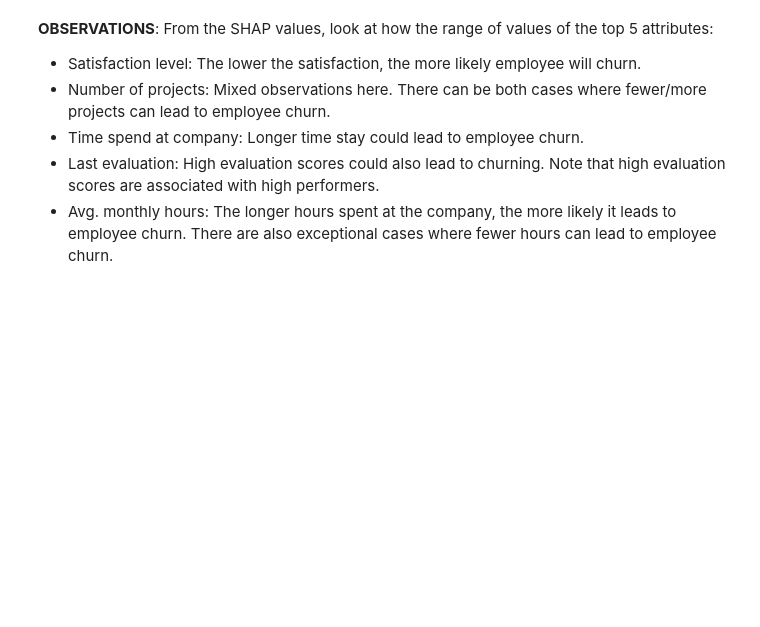
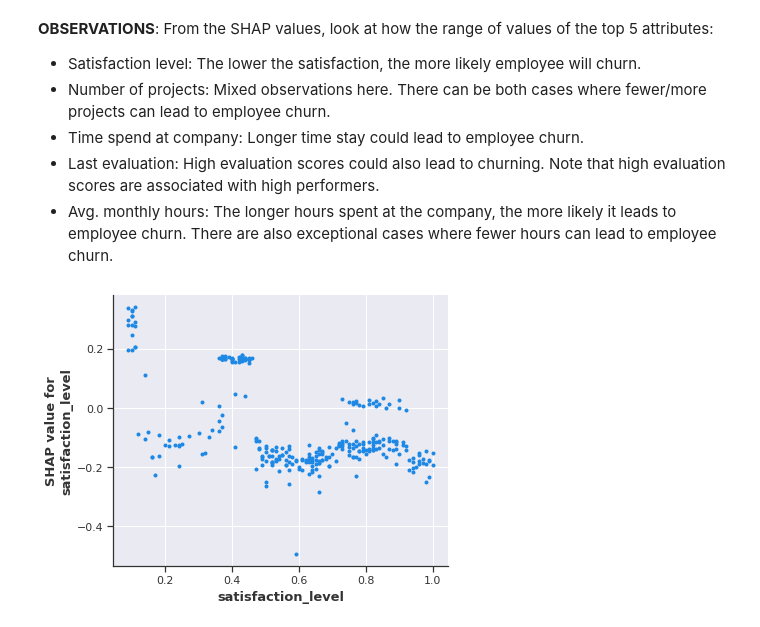
Before and after one commit to anthonyckleung/HR-Churn-Analysis, a Jupyter notebook: hr_churn_classification.ipynb, the cells around one changed output. Cells and saved outputs as stored; diff of their text form; code cells hidden in the pictures; blank space fills up the shorter version.

Commit message:
Shap analysis added

```diff
--- a/hr_churn_classification.ipynb
+++ b/hr_churn_classification.ipynb
@@ -295,3 +295,12 @@ shap.summary_plot(shap_values[1],
 * Time spend at company: Longer time stay could lead to employee churn.
 * Last evaluation: High evaluation scores could also lead to churning. Note that high evaluation scores are associated with high performers.
 * Avg. monthly hours: The longer hours spent at the company, the more likely it leads to employee churn. There are also exceptional cases where fewer hours can lead to employee churn.
+# %%
+shap.dependence_plot('satisfaction_level',
+                     shap_values[1],
+                     features = X_shap,
+                     feature_names = feat_columns,
+                     interaction_index = None,
+                     )
+# %% [output]
+[figure, added]
```
Also changed, not shown: parts of 8 cells of this notebook.
